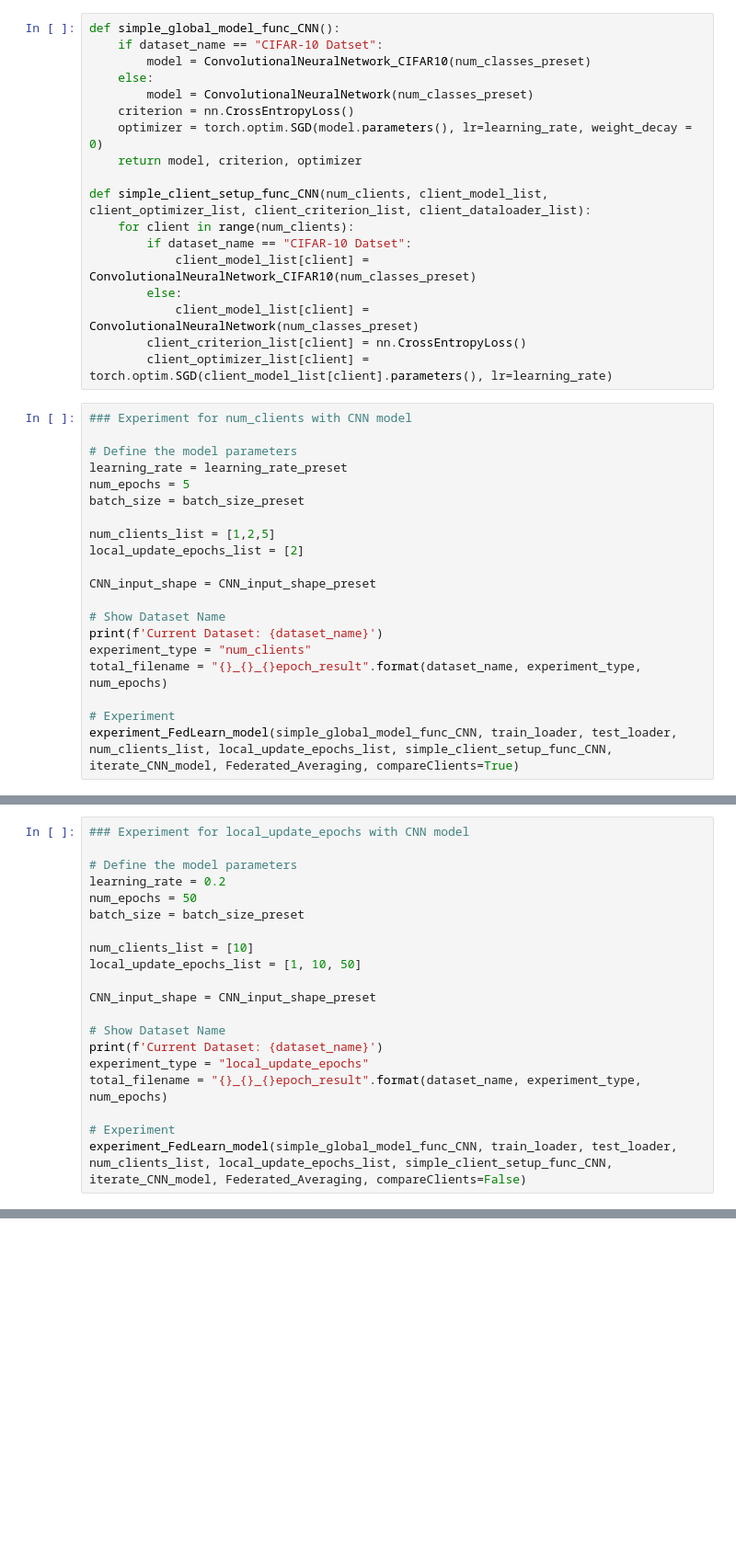
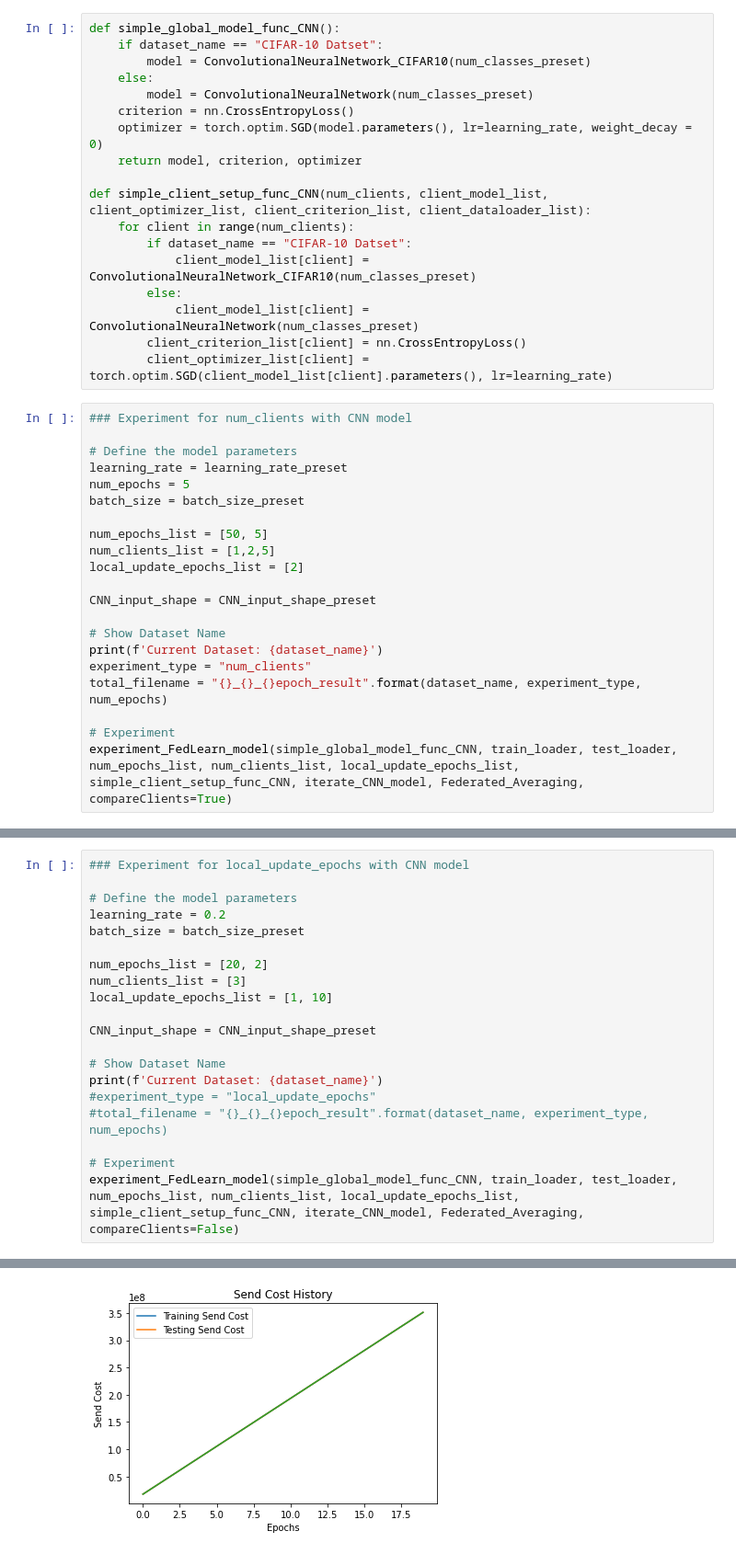
Before and after one commit to AssoStudent/FTEC4998, a Jupyter notebook: Combine.ipynb, the cells around one changed output, grey strips where cells are left out. Shown: that part at 92% size. Drawn from its saved outputs; the diff is of its cells as text; blank space fills up the shorter version.

```diff
--- a/Combine.ipynb
+++ b/Combine.ipynb
@@ -2331,6 +2467,7 @@ learning_rate = learning_rate_preset
 num_epochs = 5
 batch_size = batch_size_preset
 
+num_epochs_list = [50, 5]
 num_clients_list = [1,2,5]
 local_update_epochs_list = [2]
 
@@ -2342,4 +2479,4 @@ experiment_type = "num_clients"
 total_filename = "{}_{}_{}epoch_result".format(dataset_name, experiment_type, num_epochs)
 
 # Experiment
-experiment_FedLearn_model(simple_global_model_func_CNN, train_loader, test_loader, num_clients_list, local_update_epochs_list, simple_client_setup_func_CNN, iterate_CNN_model, Federated_Averaging, compareClients=True)
+experiment_FedLearn_model(simple_global_model_func_CNN, train_loader, test_loader, num_epochs_list, num_clients_list, local_update_epochs_list, simple_client_setup_func_CNN, iterate_CNN_model, Federated_Averaging, compareClients=True)
@@ -2348,18 +2506,19 @@ experiment_FedLearn_model(simple_global_model_func_CNN, train_loader, test_loade
 
 # Define the model parameters
 learning_rate = 0.2
-num_epochs = 50
 batch_size = batch_size_preset
 
-num_clients_list = [10]
-local_update_epochs_list = [1, 10, 50]
+num_epochs_list = [20, 2]
+num_clients_list = [3]
+local_update_epochs_list = [1, 10]
 
 CNN_input_shape = CNN_input_shape_preset
 
 # Show Dataset Name
 print(f'Current Dataset: {dataset_name}')
-experiment_type = "local_update_epochs"
-total_filename = "{}_{}_{}epoch_result".format(dataset_name, experiment_type, num_epochs)
+#experiment_type = "local_update_epochs"
+#total_filename = "{}_{}_{}epoch_result".format(dataset_name, experiment_type, num_epochs)
 
 # Experiment
-experiment_FedLearn_model(simple_global_model_func_CNN, train_loader, test_loader, num_clients_list, local_update_epochs_list, simple_client_setup_func_CNN, iterate_CNN_model, Federated_Averaging, compareClients=False)
+experiment_FedLearn_model(simple_global_model_func_CNN, train_loader, test_loader, num_epochs_list, num_clients_list, local_update_epochs_list, simple_client_setup_func_CNN, iterate_CNN_model, Federated_Averaging, compareClients=False)
+# %% [output]
@@ -2365,0 +2542 @@ experiment_FedLearn_model(simple_global_model_func_CNN, train_loader, test_loade
+[figure, added]
```
Also changed, not shown: parts of 6 cells of this notebook.
